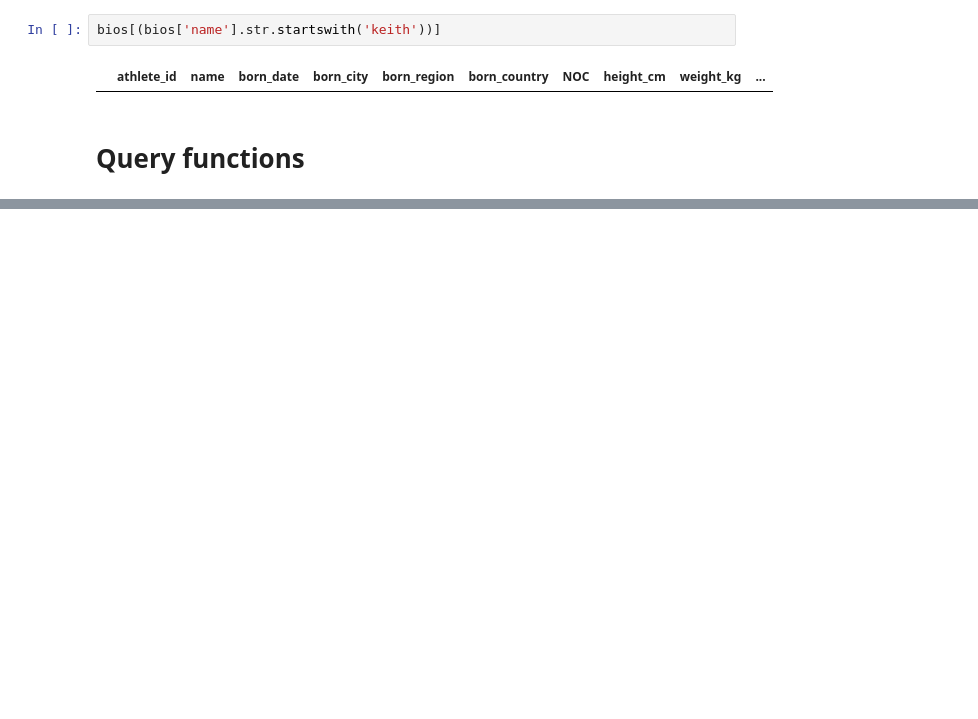
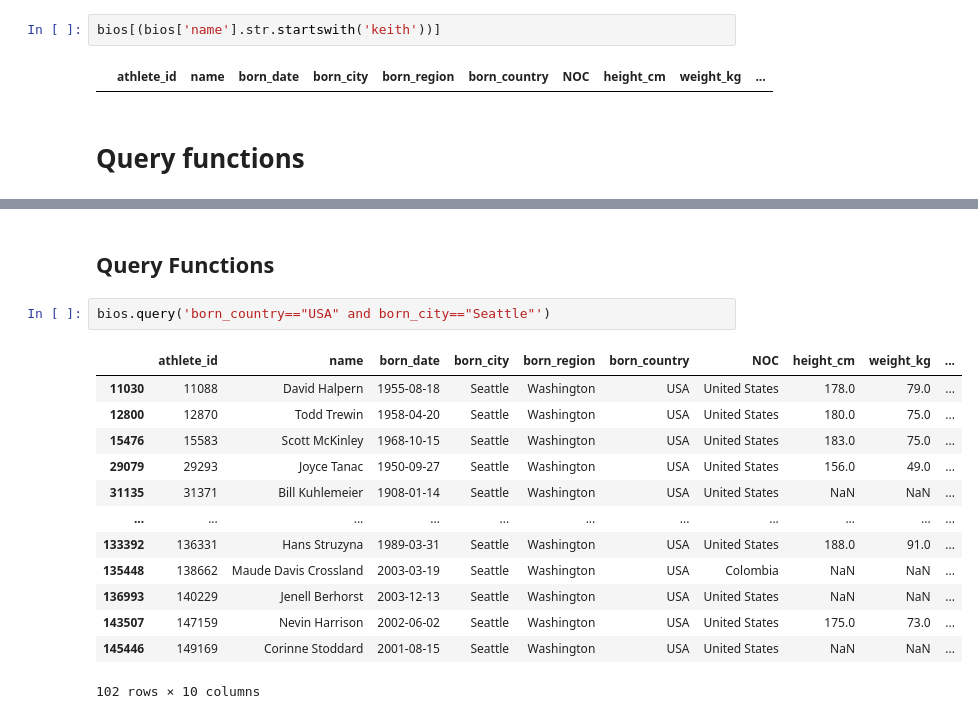
Before and after one commit to adityasaicareer/Pandas, a Jupyter notebook: pandas_prac.ipynb, the cells around one changed output, grey strips where cells are left out. Saved outputs shown, nothing was run; the diff lists cells and outputs as text; blank space fills up the shorter version.

```diff
--- a/pandas_prac.ipynb
+++ b/pandas_prac.ipynb
@@ -765,0 +802,18 @@ bios[(bios['name'].str.startswith('keith'))]
+# %% [markdown]
+## Query Functions
+# %%
+bios.query('born_country=="USA" and born_city=="Seattle"')
+# %% [output]
+|  | athlete_id | name | born_date | born_city | born_region | born_country | NOC | height_cm | weight_kg | ... |
+| 11030 | 11088 | David Halpern | 1955-08-18 | Seattle | Washington | USA | United States | 178.0 | 79.0 | ... |
+| 12800 | 12870 | Todd Trewin | 1958-04-20 | Seattle | Washington | USA | United States | 180.0 | 75.0 | ... |
+| 15476 | 15583 | Scott McKinley | 1968-10-15 | Seattle | Washington | USA | United States | 183.0 | 75.0 | ... |
+| 29079 | 29293 | Joyce Tanac | 1950-09-27 | Seattle | Washington | USA | United States | 156.0 | 49.0 | ... |
+| 31135 | 31371 | Bill Kuhlemeier | 1908-01-14 | Seattle | Washington | USA | United States | NaN | NaN | ... |
+| ... | ... | ... | ... | ... | ... | ... | ... | ... | ... | ... |
+| 133392 | 136331 | Hans Struzyna | 1989-03-31 | Seattle | Washington | USA | United States | 188.0 | 91.0 | ... |
+| 135448 | 138662 | Maude Davis Crossland | 2003-03-19 | Seattle | Washington | USA | Colombia | NaN | NaN | ... |
+| 136993 | 140229 | Jenell Berhorst | 2003-12-13 | Seattle | Washington | USA | United States | NaN | NaN | ... |
+| 143507 | 147159 | Nevin Harrison | 2002-06-02 | Seattle | Washington | USA | United States | 175.0 | 73.0 | ... |
+| 145446 | 149169 | Corinne Stoddard | 2001-08-15 | Seattle | Washington | USA | United States | NaN | NaN | ... |
+102 rows × 10 columns
```
Also changed, not shown: parts of 30 cells of this notebook, 1 other file.
